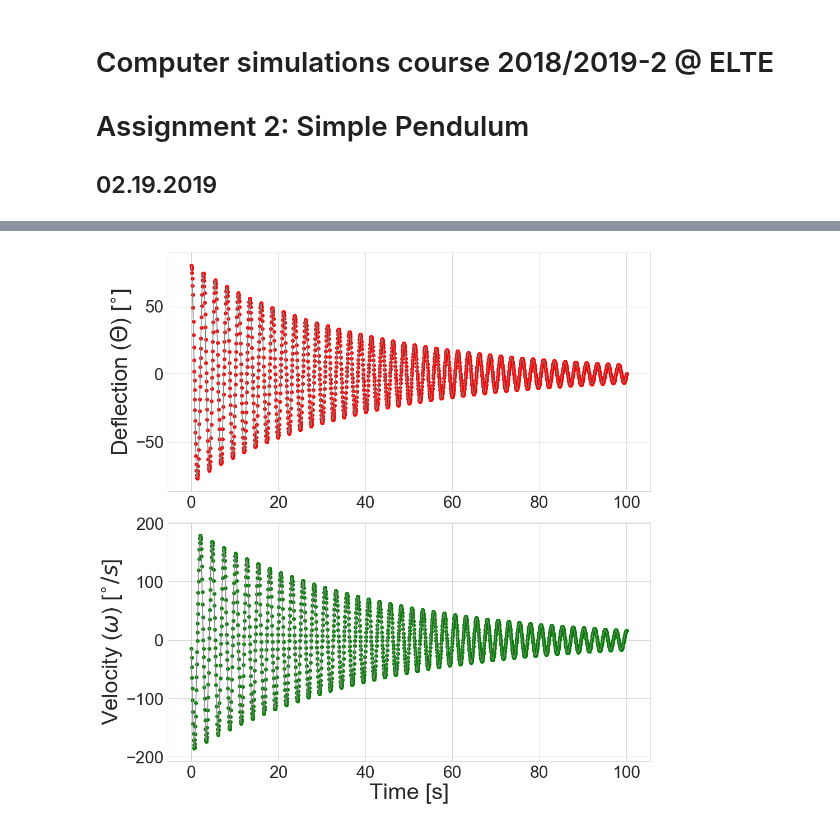
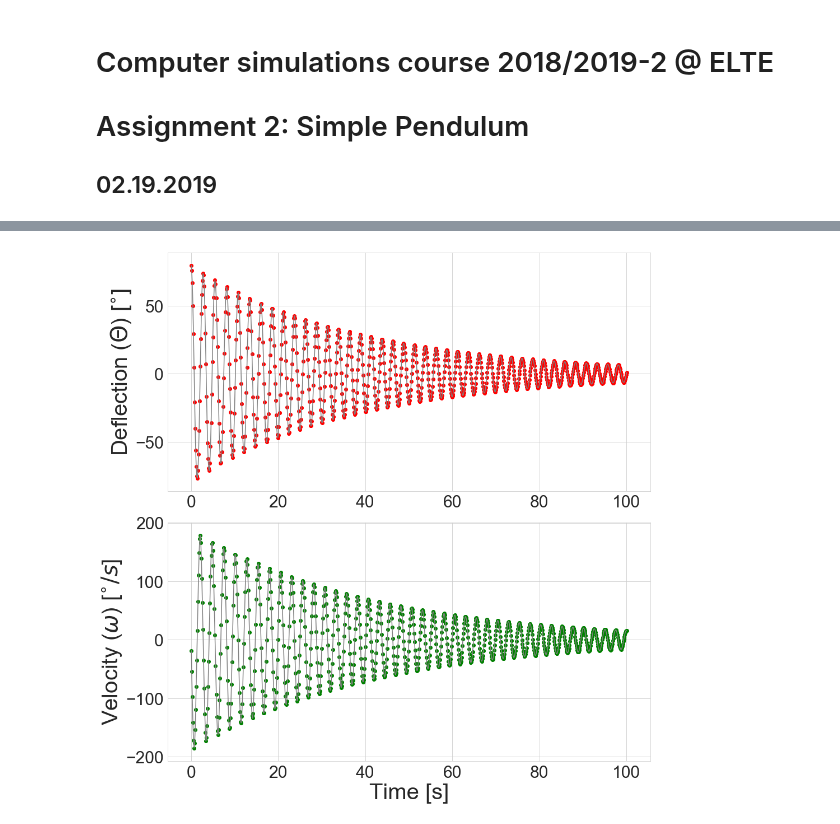
Before and after one commit to masterdesky/ELTE-comp-sim-2019, a Jupyter notebook: 2. Simple Pendulum/out/II. Simple Pendulum.ipynb, the cells around one changed output, grey strips where cells are left out. Saved outputs shown, nothing was run; the diff lists cells and outputs as text; code cells hidden in the pictures.

Commit message:
main pendulum.cpp updates: cash, 0th iteration, errors

```diff
--- a/2. Simple Pendulum/out/II. Simple Pendulum.ipynb
+++ b/2. Simple Pendulum/out/II. Simple Pendulum.ipynb
@@ -43,3 +55,9 @@ data = np.genfromtxt('pendulum.dat')
+# %%
+os.system(mode_runge)
+data_runge = np.genfromtxt('pendulum.dat')
+
+os.system(mode_cash)
+data_cash = np.genfromtxt('pendulum.dat')
 # %%
 steps = 1
 image_dpi = 150
@@ -47,24 +94,24 @@ image_format = 'pdf'
 # %%
 nrows = 2
 ncols = 1
 fig, axes = plt.subplots(nrows=nrows, ncols=ncols, figsize=(ncols*14, nrows*7))
 
-axes[0].plot(data[::steps,0], data[::steps,1]*180/np.pi, color='grey')
-axes[1].plot(data[::steps,0], data[::steps,2]*180/np.pi, color='grey')
+axes[0].plot(data_cash[::steps,0], data_cash[::steps,1]*180/np.pi, color='grey')
+axes[1].plot(data_cash[::steps,0], data_cash[::steps,2]*180/np.pi, color='grey')
 
-axes[0].scatter(data[::steps,0], data[::steps,1]*180/np.pi, color='red')
-axes[1].scatter(data[::steps,0], data[::steps,2]*180/np.pi, color='green')
+axes[0].scatter(data_cash[::steps,0], data_cash[::steps,1]*180/np.pi, color='red')
+axes[1].scatter(data_cash[::steps,0], data_cash[::steps,2]*180/np.pi, color='green')
 
 axes[0].set_ylabel('Deflection ($\Theta$) [$^{\circ}$]', fontsize=40)
 
 axes[1].set_xlabel('Time [s]', fontsize=40)
 axes[1].set_ylabel('Velocity ($\omega$) [$^{\circ}/s$]', fontsize=40)
 
 axes[0].tick_params(axis='both', which='major', labelsize=30)
 axes[1].tick_params(axis='both', which='major', labelsize=30)
 
 fig.tight_layout()
-plt.savefig('..\\Documentation\\src\\images\\theta_omega.' + image_format, format=image_format, dpi=image_dpi)
+plt.savefig('..\\Documentation\\src\\images\\theta_omega_cash.' + image_format, format=image_format, dpi=image_dpi)
 plt.show()
 # %% [output]
-[figure, old version]
+[figure, new version]
```
Also changed, not shown: parts of 3 cells of this notebook, 5 other files.
